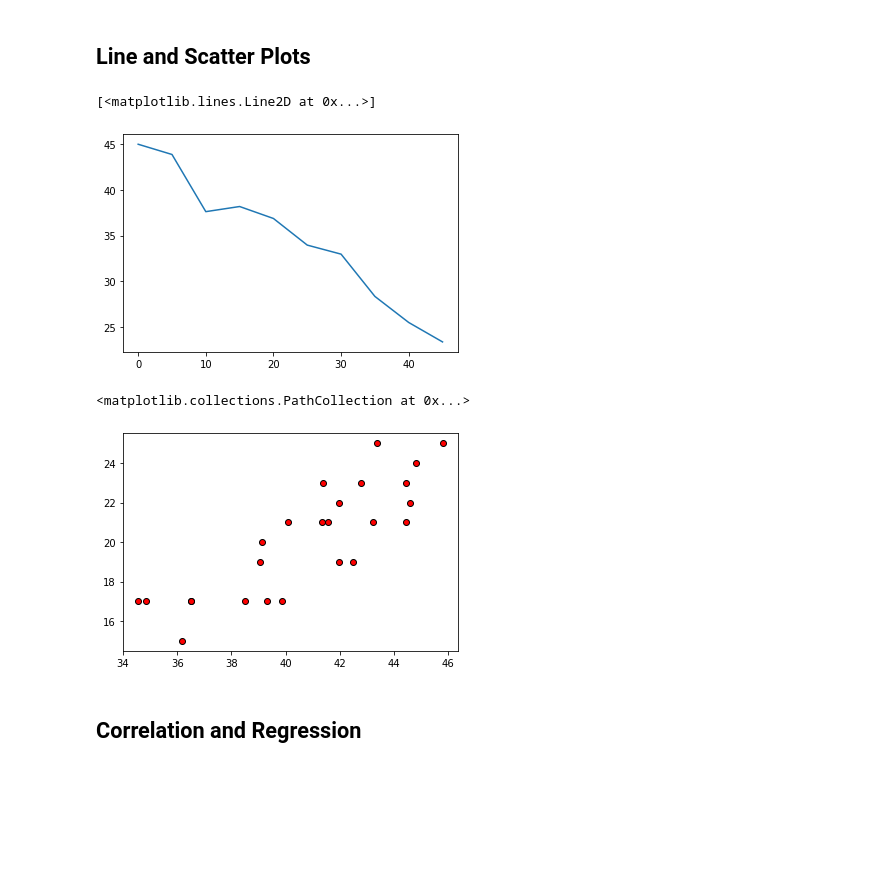
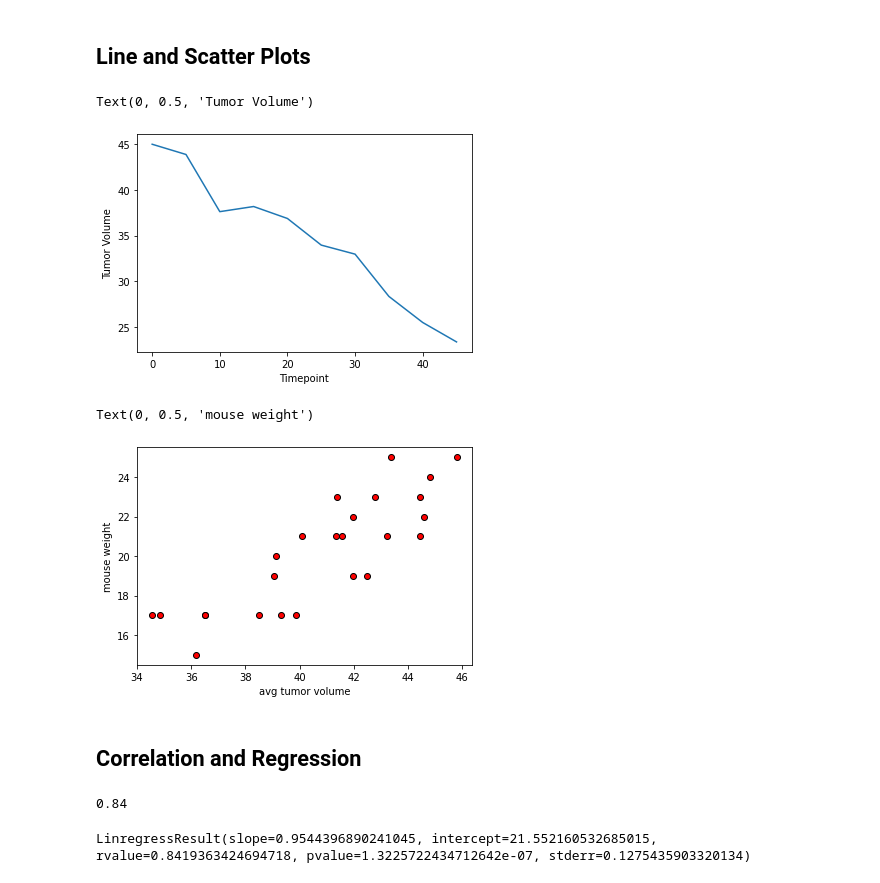
Before and after one commit to schoo424/Matplotlib_Challenge, a Jupyter notebook: pymaceuticals_starter.ipynb, the cells around one changed output. Saved outputs shown, nothing was run; the diff lists cells and outputs as text; code cells hidden in the pictures; blank space fills up the shorter version.

```diff
--- a/pymaceuticals_starter.ipynb
+++ b/pymaceuticals_starter.ipynb
@@ -320,37 +332,62 @@ plt.boxplot(tumor_vol, labels = drug_regimen)
 ## Line and Scatter Plots
 # %%
 # Generate a line plot of tumor volume vs. time point for a mouse treated with Capomulin
+#selected a Mouse ID = 's185'
 
 capomulin_results = combined_results_df[combined_results_df["Drug Regimen"] == 'Capomulin']
+# capomulin_results
+
 mouse_ID_cap = capomulin_results.loc[capomulin_results["Mouse ID"] == 's185']
-mouse_ID_cap = mouse_ID_cap.reset_index()
+# mouse_ID_cap
+
+# mouse_ID_cap = mouse_ID_cap.reset_index()
 
 # mouse_ID_cap
 
 plt.plot(mouse_ID_cap["Timepoint"],mouse_ID_cap["Tumor Volume (mm3)"])
+plt.xlabel("Timepoint")
+plt.ylabel("Tumor Volume")
 # %% [output]
-[<matplotlib.lines.Line2D at 0x...>]
+Text(0, 0.5, 'Tumor Volume')
-[figure, old version]
+[figure, new version]
 # %%
 # Generate a scatter plot of average tumor volume vs. mouse weight for the Capomulin regimen
 avg_capomulin = capomulin_results.groupby(["Mouse ID"]).mean()
-avg_tumor_volume_cap = avg_capomulin["Tumor Volume (mm3)"]
-# avg_tumor_volume_cap
+# avg_capomulin
 
-mouse_weight_cap = avg_capomulin["Weight (g)"]
-# mouse_weight_cap
+avg_tumor_volume_capo = avg_capomulin["Tumor Volume (mm3)"]
+# avg_tumor_volume_capo
 
-scatter_plot_df = pd.DataFrame({"Average Tumor Size":avg_tumor_volume_cap,
-                             "Weight":mouse_weight_cap })
+mouse_weight_capo = avg_capomulin["Weight (g)"]
+# mouse_weight_capo
 
-# scatter_plot_df
+# scatter_plot_df = pd.DataFrame({"Average Tumor Size":avg_tumor_volume_cap,
+#                              "Weight":mouse_weight_cap })
 
-plt.scatter(avg_tumor_volume_cap, mouse_weight_cap, marker="o", facecolors="red", edgecolors="black")
+# # scatter_plot_df
+
+plt.scatter(avg_tumor_volume_capo, mouse_weight_capo, marker="o", facecolors="red", edgecolors="black")
+
+plt.xlabel("avg tumor volume")
+plt.ylabel("mouse weight")
 # %% [output]
-<matplotlib.collections.PathCollection at 0x...>
+Text(0, 0.5, 'mouse weight')
-[figure, old version]
+[figure, new version]
 # %% [markdown]
 ## Correlation and Regression
 # %%
 # Calculate the correlation coefficient and linear regression model
 # for mouse weight and average tumor volume for the Capomulin regimen
+# %%
+#calculating the correlation coefficient
+cor_coef = round(st.pearsonr(mouse_weight_capo,avg_tumor_volume_capo)[0],2)
+cor_coef
+# %% [output]
+0.84
+# %%
+#calculating the linear regression model
+
+linear_reg_model = st.linregress(mouse_weight_capo,avg_tumor_volume_capo)
+linear_reg_model
+# %% [output]
+LinregressResult(slope=0.9544396890241045, intercept=21.552160532685015, rvalue=0.8419363424694718, pvalue=1.3225722434712642e-07, stderr=0.1275435903320134)
```
Also changed, not shown: parts of 4 cells of this notebook.
